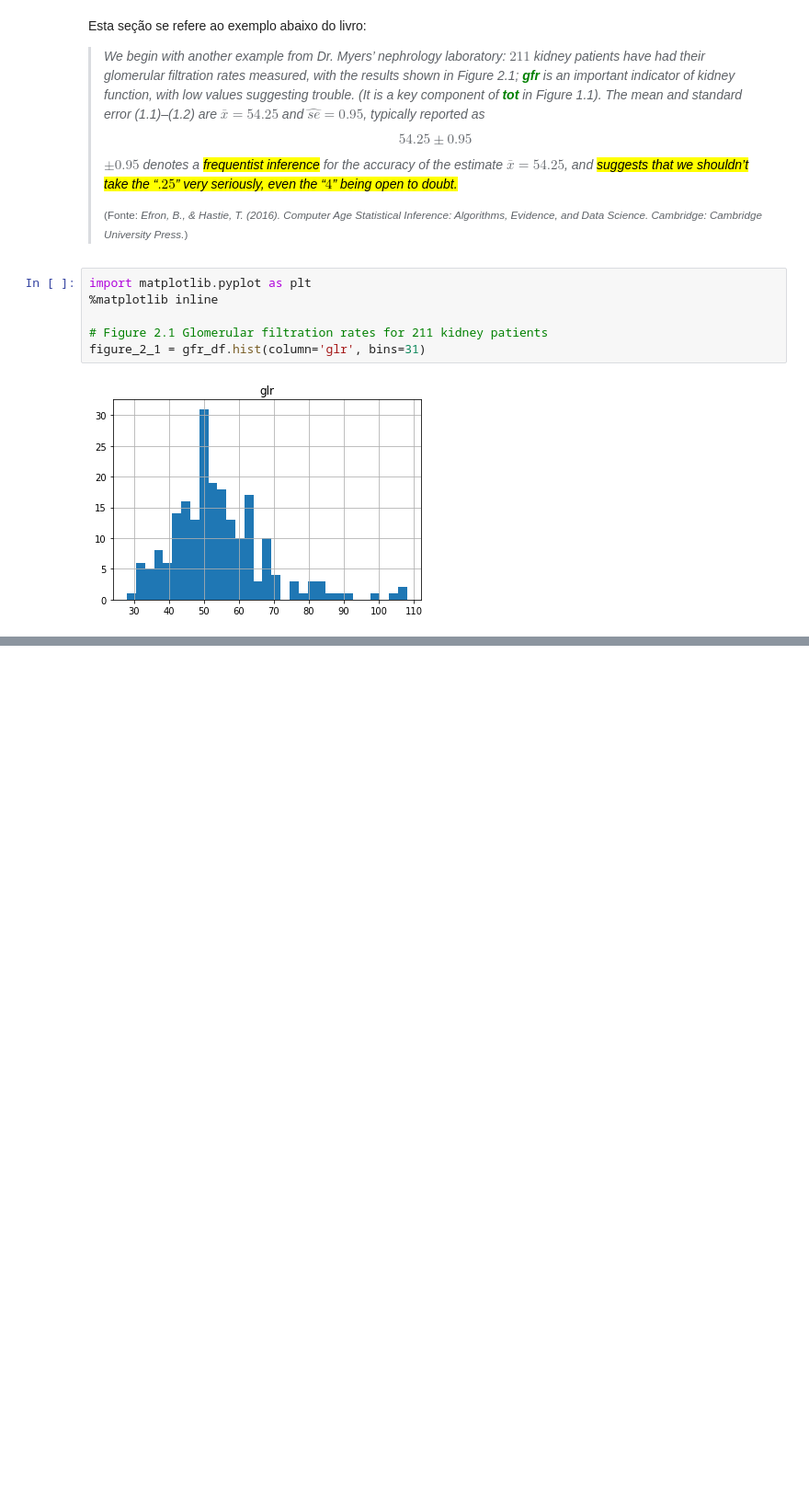
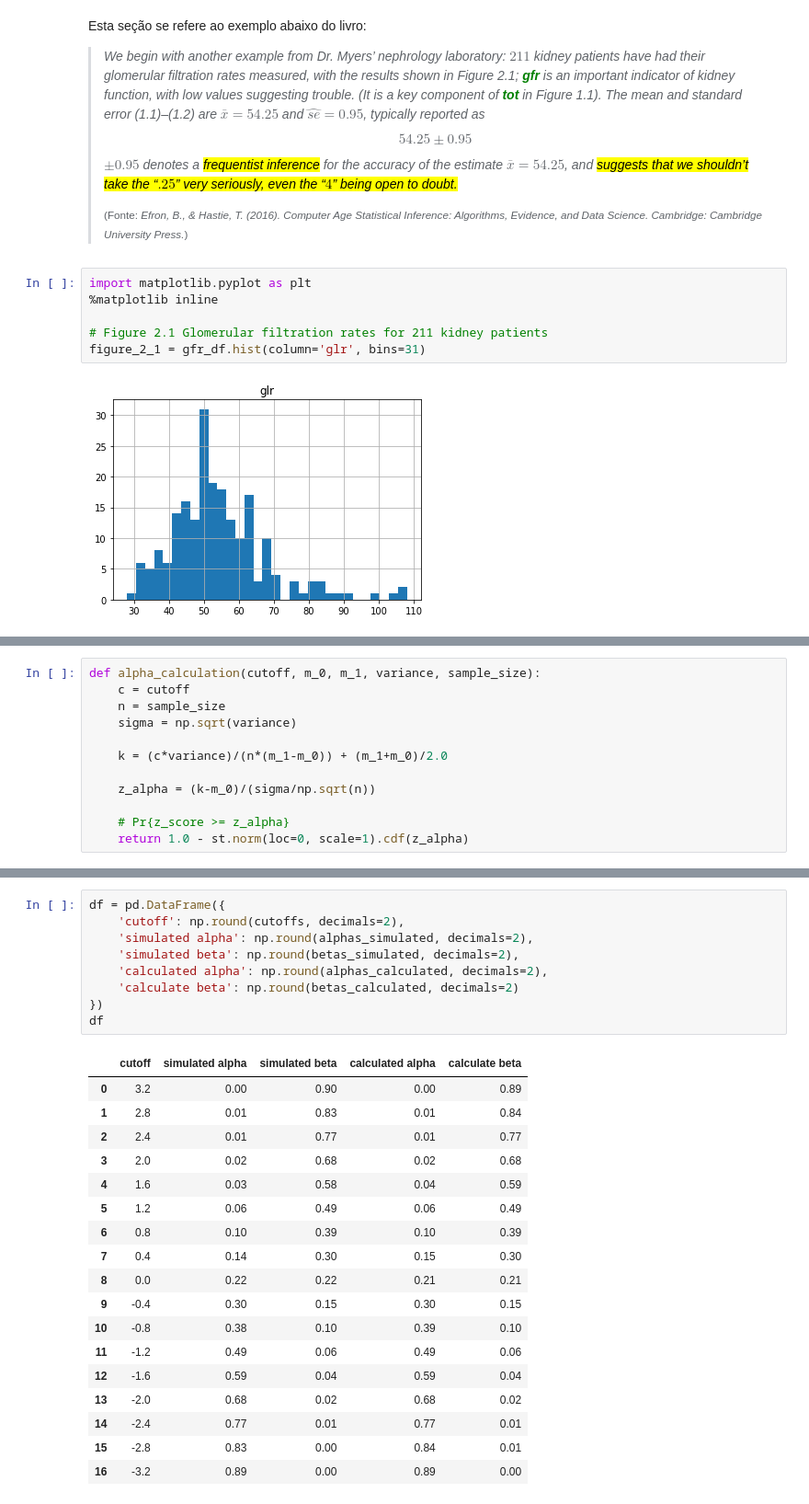
Before and after one commit to fmafonseca/casi, a Jupyter notebook: notebooks/01.02.Frequentist-Inference.ipynb, the cells around one changed output, grey strips where cells are left out. Shown: that part at 92% size. Cells and saved outputs as stored; diff of their text form; blank space fills up the shorter version.

```diff
--- a/notebooks/01.02.Frequentist-Inference.ipynb
+++ b/notebooks/01.02.Frequentist-Inference.ipynb
@@ -255,0 +816,12 @@ Estimated standard error for mean of glr measurements = 0.94
+# %%
+def alpha_calculation(cutoff, m_0, m_1, variance, sample_size):
+    c = cutoff
+    n = sample_size
+    sigma = np.sqrt(variance)
+
+    k = (c*variance)/(n*(m_1-m_0)) + (m_1+m_0)/2.0
+
+    z_alpha = (k-m_0)/(sigma/np.sqrt(n))
+
+    # Pr{z_score >= z_alpha}
+    return 1.0 - st.norm(loc=0, scale=1).cdf(z_alpha)
@@ -255,0 +880,28 @@ Estimated standard error for mean of glr measurements = 0.94
+# %%
+df = pd.DataFrame({
+    'cutoff': np.round(cutoffs, decimals=2),
+    'simulated alpha': np.round(alphas_simulated, decimals=2),
+    'simulated beta': np.round(betas_simulated, decimals=2),
+    'calculated alpha': np.round(alphas_calculated, decimals=2),
+    'calculate beta': np.round(betas_calculated, decimals=2)
+})
+df
+# %% [output]
+|  | cutoff | simulated alpha | simulated beta | calculated alpha | calculate beta |
+| 0 | 3.2 | 0.00 | 0.90 | 0.00 | 0.89 |
+| 1 | 2.8 | 0.01 | 0.83 | 0.01 | 0.84 |
+| 2 | 2.4 | 0.01 | 0.77 | 0.01 | 0.77 |
+| 3 | 2.0 | 0.02 | 0.68 | 0.02 | 0.68 |
+| 4 | 1.6 | 0.03 | 0.58 | 0.04 | 0.59 |
+| 5 | 1.2 | 0.06 | 0.49 | 0.06 | 0.49 |
+| 6 | 0.8 | 0.10 | 0.39 | 0.10 | 0.39 |
+| 7 | 0.4 | 0.14 | 0.30 | 0.15 | 0.30 |
+| 8 | 0.0 | 0.22 | 0.22 | 0.21 | 0.21 |
+| 9 | -0.4 | 0.30 | 0.15 | 0.30 | 0.15 |
+| 10 | -0.8 | 0.38 | 0.10 | 0.39 | 0.10 |
+| 11 | -1.2 | 0.49 | 0.06 | 0.49 | 0.06 |
+| 12 | -1.6 | 0.59 | 0.04 | 0.59 | 0.04 |
+| 13 | -2.0 | 0.68 | 0.02 | 0.68 | 0.02 |
+| 14 | -2.4 | 0.77 | 0.01 | 0.77 | 0.01 |
+| 15 | -2.8 | 0.83 | 0.00 | 0.84 | 0.01 |
+| 16 | -3.2 | 0.89 | 0.00 | 0.89 | 0.00 |
```
Also changed, not shown: parts of 36 cells of this notebook.
